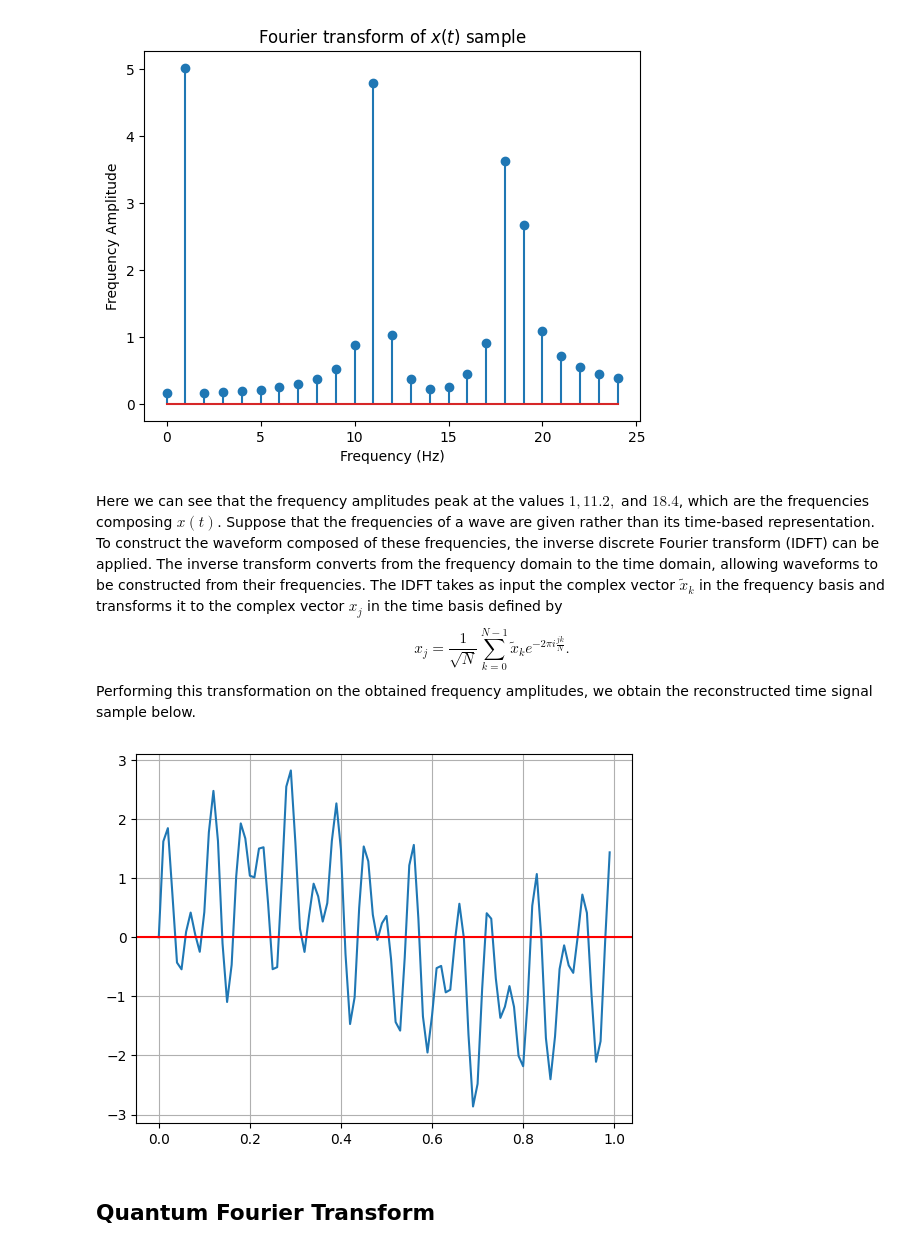
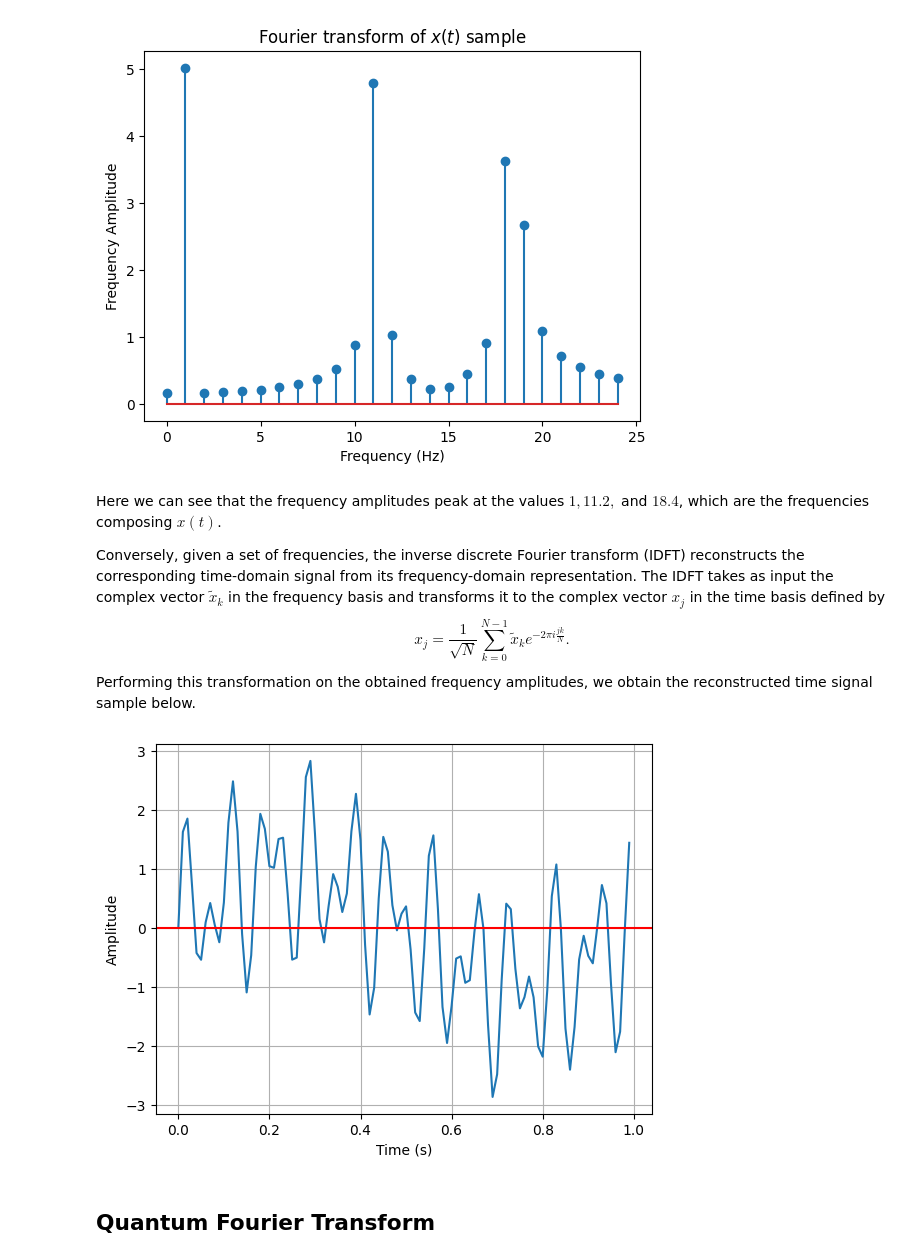
Before and after one commit to Quantum-Linear-Algebra/Intro-to-Quantum-Linear-Algebra, a Jupyter notebook: 4-Quantum_Fourier_Transform.ipynb, the cells around one changed output. Drawn from its saved outputs; the diff is of its cells as text; code cells hidden in the pictures.

```diff
--- a/4-Quantum_Fourier_Transform.ipynb
+++ b/4-Quantum_Fourier_Transform.ipynb
@@ -101,7 +103,10 @@ plt.show()
 # %% [output]
 [figure]
 # %% [markdown]
-Here we can see that the frequency amplitudes peak at the values $1, 11.2,$ and $18.4$, which are the frequencies composing $x(t)$. Suppose that the frequencies of a wave are given rather than its time-based representation. To construct the waveform composed of these frequencies, the inverse discrete Fourier transform (IDFT) can be applied. The inverse transform converts from the frequency domain to the time domain, allowing waveforms to be constructed from their frequencies. The IDFT takes as input the complex vector $\tilde{x}_k$ in the frequency basis and transforms it to the complex vector $x_j$ in the time basis defined by
+Here we can see that the frequency amplitudes peak at the values $1, 11.2,$ and $18.4$, which are the frequencies composing $x(t)$.
+
+Conversely, given a set of frequencies, the inverse discrete Fourier transform (IDFT) reconstructs
+the corresponding time-domain signal from its frequency-domain representation. The IDFT takes as input the complex vector $\tilde{x}_k$ in the frequency basis and transforms it to the complex vector $x_j$ in the time basis defined by
 $$x_j = \frac{1}{\sqrt{N}}\sum_{k=0}^{N-1}\tilde{x}_ke^{-2\pi i\frac{jk}{N}}.$$
 Performing this transformation on the obtained frequency amplitudes, we obtain the reconstructed time signal sample below.
 # %%
@@ -114,12 +119,14 @@ def inv_dft(x):
     return X
 # %%
 Y = inv_dft(X)
-plt.plot(t[:samp_rate],Y)
+plt.plot(t[:samp_rate],np.real(Y))
 plt.axhline(y=0, color='r')
 plt.grid()
+plt.xlabel('Time (s)')
+plt.ylabel('Amplitude')
 plt.show()
 # %% [output]
-[figure, old version]
+[figure, new version]
 # %% [markdown]
 ## Quantum Fourier Transform <a name="QFT"></a>
 # %% [markdown]
```
Also changed, not shown: parts of 5 cells of this notebook.
